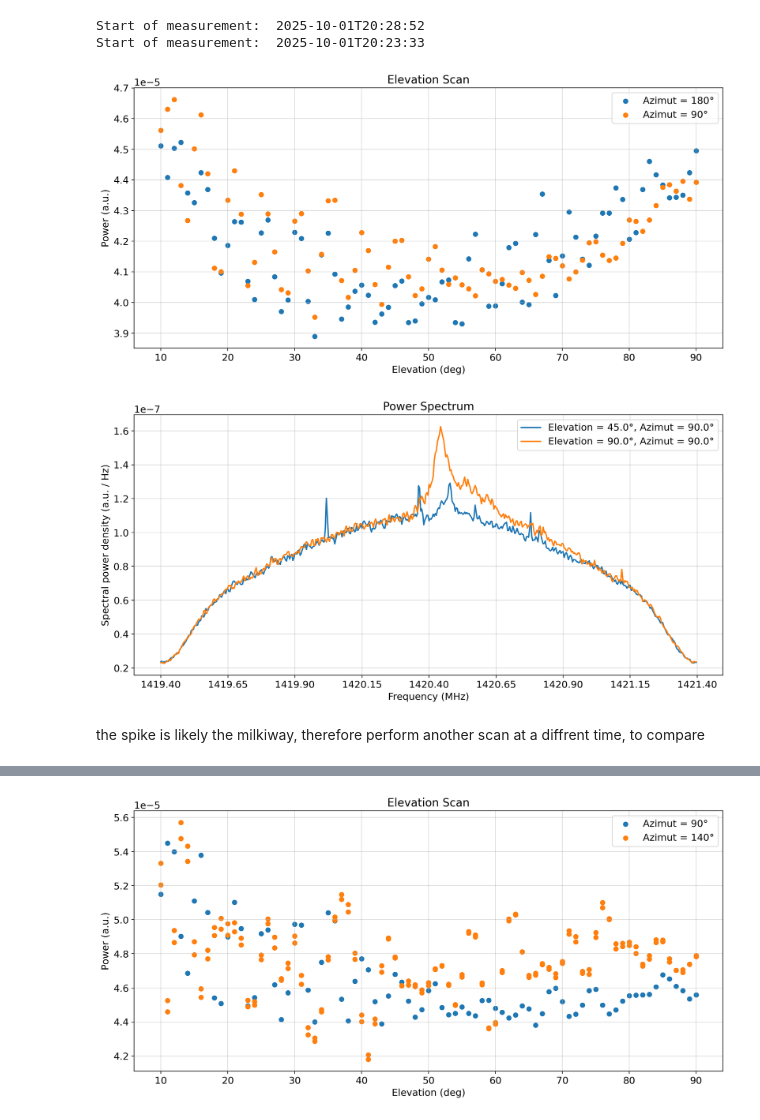
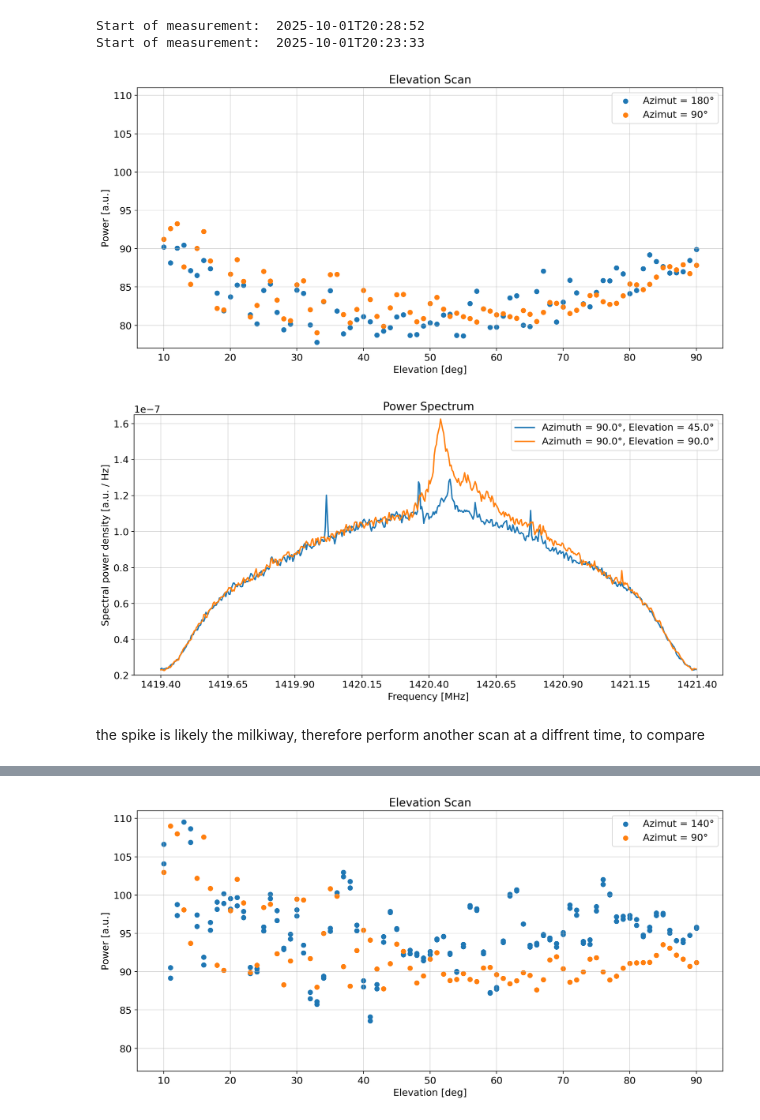
Before and after one commit to SecretGmG/lab, a Jupyter notebook: srt/elevation_scan.ipynb, the cells around one changed output, grey strips where cells are left out. Cells and saved outputs as stored; diff of their text form; code cells hidden in the pictures.

```diff
--- a/srt/elevation_scan.ipynb
+++ b/srt/elevation_scan.ipynb
@@ -11,7 +10,9 @@ def plot_elevation_scan(file_path):
         spec = srt_reader.get_power_spectrum()
         print('Start of measurement: ', srt_reader.get_time()[0])
     azimut = int(pos['Azimuth'][0])
-    plt.scatter(pos['Elevation'], spec.sum(axis=1), label = f'Azimut = {azimut}°', marker='o')
+    freq_range = srt_util.SPECTROMETER_STEPSIZE*512
+    plt.ylim(77, 111)
+    plt.scatter(pos['Elevation'], spec.sum(axis=1)*freq_range, label = f'Azimut = {azimut}°', marker='o')
 # %%
 def plot_power_spectrum(file_path: str, idx: int):
     with srt_util.SRT_HDF_Reader(file_path) as srt_reader:
@@ -22,28 +24,31 @@ def plot_power_spectrum(file_path: str, idx: int):
         plt.xticks(srt_util.SPECTROMETER_TICKS / 1e6)
 # %%
-pt.plotting.set_up_plot(f'Elevation Scan', 'Elevation (deg)', 'Power (a.u.)')
+pt.plotting.set_up_plot(f'Elevation Scan', 'Elevation [deg]', 'Power [a.u.]')
 plot_elevation_scan('Measurements/ElevationScan/ElevationScan_T2220_Az180_20251001.hdf')
 plot_elevation_scan('Measurements/ElevationScan/ElevationScan_T2220_Az90_20251001.hdf')
 plt.legend()
+plt.savefig('srt_report/assets/elev_scan_night.png')
 plt.show()
 # %% [output]
 Start of measurement:  2025-10-01T20:28:52
 Start of measurement:  2025-10-01T20:23:33
-[figure, old version]
+[figure, new version]
 # %%
-pt.plotting.set_up_plot(f'Power Spectrum', 'Frequency (MHz)', 'Spectral power density (a.u. / Hz)')
+pt.plotting.set_up_plot(f'Power Spectrum', 'Frequency [MHz]', 'Spectral power density [a.u. / Hz]')
 plot_power_spectrum('Measurements/ElevationScan/ElevationScan_T2220_Az90_20251001.hdf', 35)
 plot_power_spectrum('Measurements/ElevationScan/ElevationScan_T2220_Az90_20251001.hdf', -1)
 plt.legend()
+plt.savefig('srt_report/assets/elev_spectrum_night.png')
 plt.show()
 # %% [output]
-[figure, old version]
+[figure, new version]
 # %% [markdown]
 the spike is likely the milkiway, therefore perform another scan at a diffrent time, to compare
 # %%
-pt.plotting.set_up_plot(f'Elevation Scan', 'Elevation (deg)', 'Power (a.u.)')
+pt.plotting.set_up_plot(f'Elevation Scan', 'Elevation [deg]', 'Power [a.u.]')
+plot_elevation_scan('Measurements/ElevationScan/2ndScanAtDay_noMilkyWay/ElevationScan_T1300_Az140_20251002.hdf')
 plot_elevation_scan('Measurements/ElevationScan/2ndScanAtDay_noMilkyWay/ElevationScan_T1250_Az90_20251002.hdf')
-plot_elevation_scan('Measurements/ElevationScan/2ndScanAtDay_noMilkyWay/ElevationScan_T1300_Az140_20251002.hdf')
 plt.legend()
+plt.savefig('srt_report/assets/elev_scan_day.png')
 plt.show()
 # %% [output]
@@ -52,2 +57,2 @@ Start of measurement:  2025-10-02T10:59:54
-[figure, old version]
+[figure, new version]
 # %%
```
Also changed, not shown: parts of 4 cells of this notebook, 1 other file.
